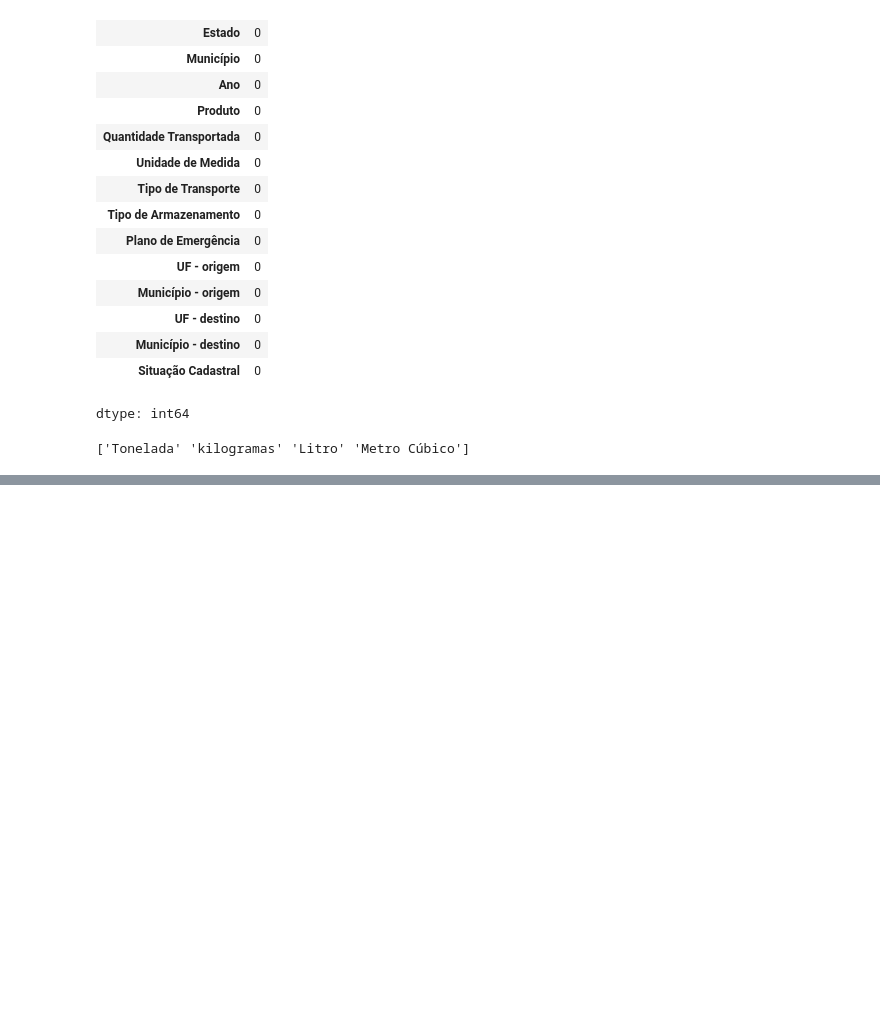
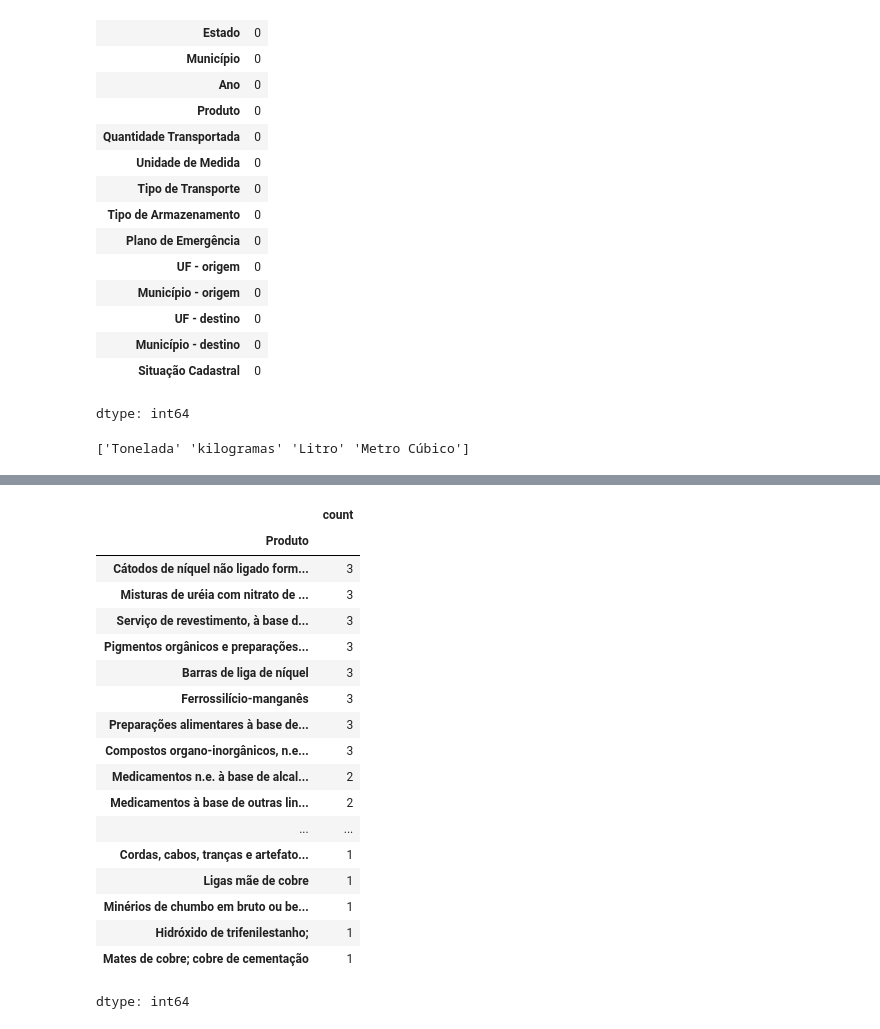
Before and after one commit to Lucasdz-7/Projeto-Integrador-2, a Jupyter notebook: CódigoAPi2.ipynb, the cells around one changed output, grey strips where cells are left out. Cells and saved outputs as stored; diff of their text form; code cells hidden in the pictures; blank space fills up the shorter version.

```diff
--- a/CódigoAPi2.ipynb
+++ b/CódigoAPi2.ipynb
@@ -196,0 +214,22 @@ Dados_IBAMA_teste.tail(10)
+# %%
+Dados_IBAMA_filtrado['Produto'].value_counts().head(50)
+# %% [output]
+|  | count |
+| Produto |  |
+| Cátodos de níquel não ligado form... | 3 |
+| Misturas de uréia com nitrato de ... | 3 |
+| Serviço de revestimento, à base d... | 3 |
+| Pigmentos orgânicos e preparações... | 3 |
+| Barras de liga de níquel | 3 |
+| Ferrossilício-manganês | 3 |
+| Preparações alimentares à base de... | 3 |
+| Compostos organo-inorgânicos, n.e... | 3 |
+| Medicamentos n.e. à base de alcal... | 2 |
+| Medicamentos à base de outras lin... | 2 |
+| ... | ... |
+| Cordas, cabos, tranças e artefato... | 1 |
+| Ligas mãe de cobre | 1 |
+| Minérios de chumbo em bruto ou be... | 1 |
+| Hidróxido de trifenilestanho; | 1 |
+| Mates de cobre; cobre de cementação | 1 |
+dtype: int64
```
Also changed, not shown: parts of 12 cells of this notebook.
